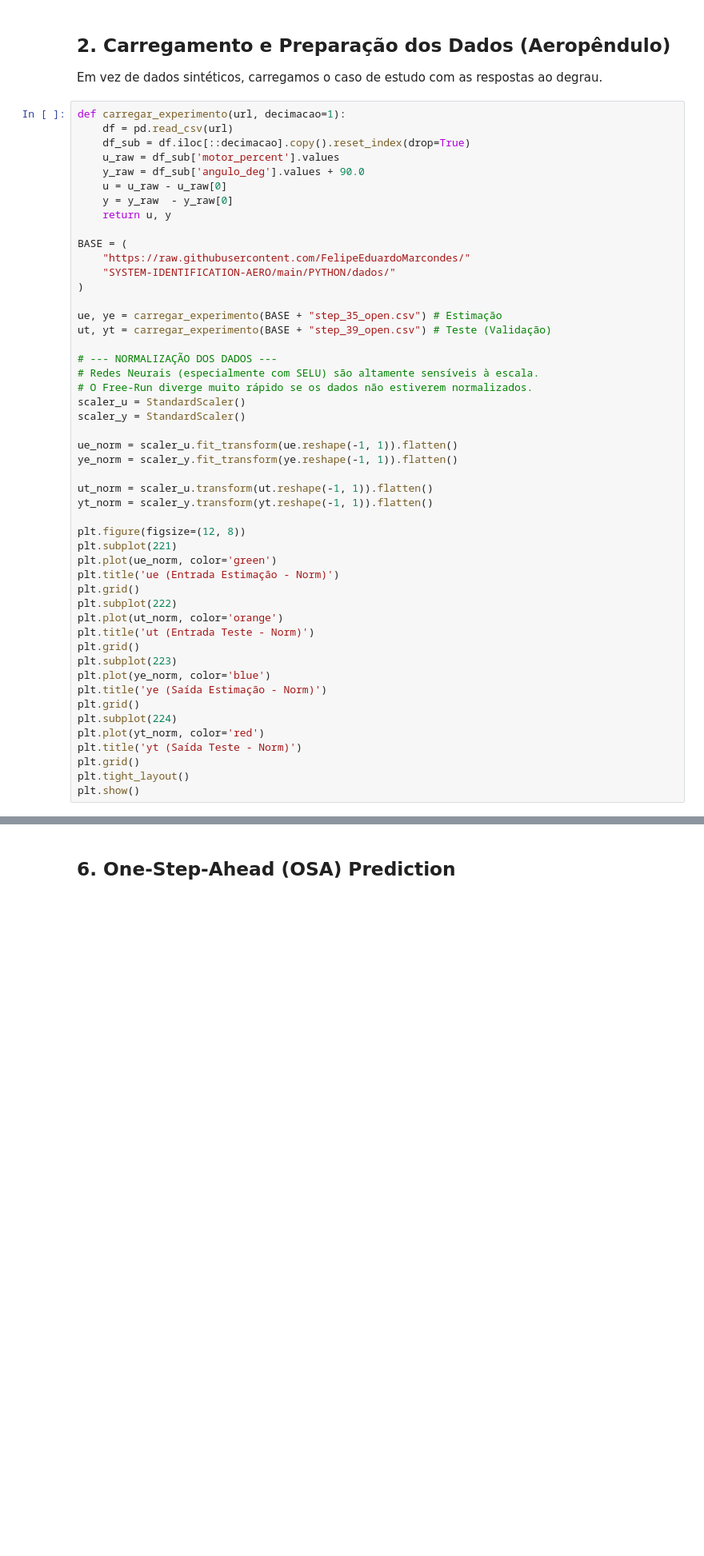
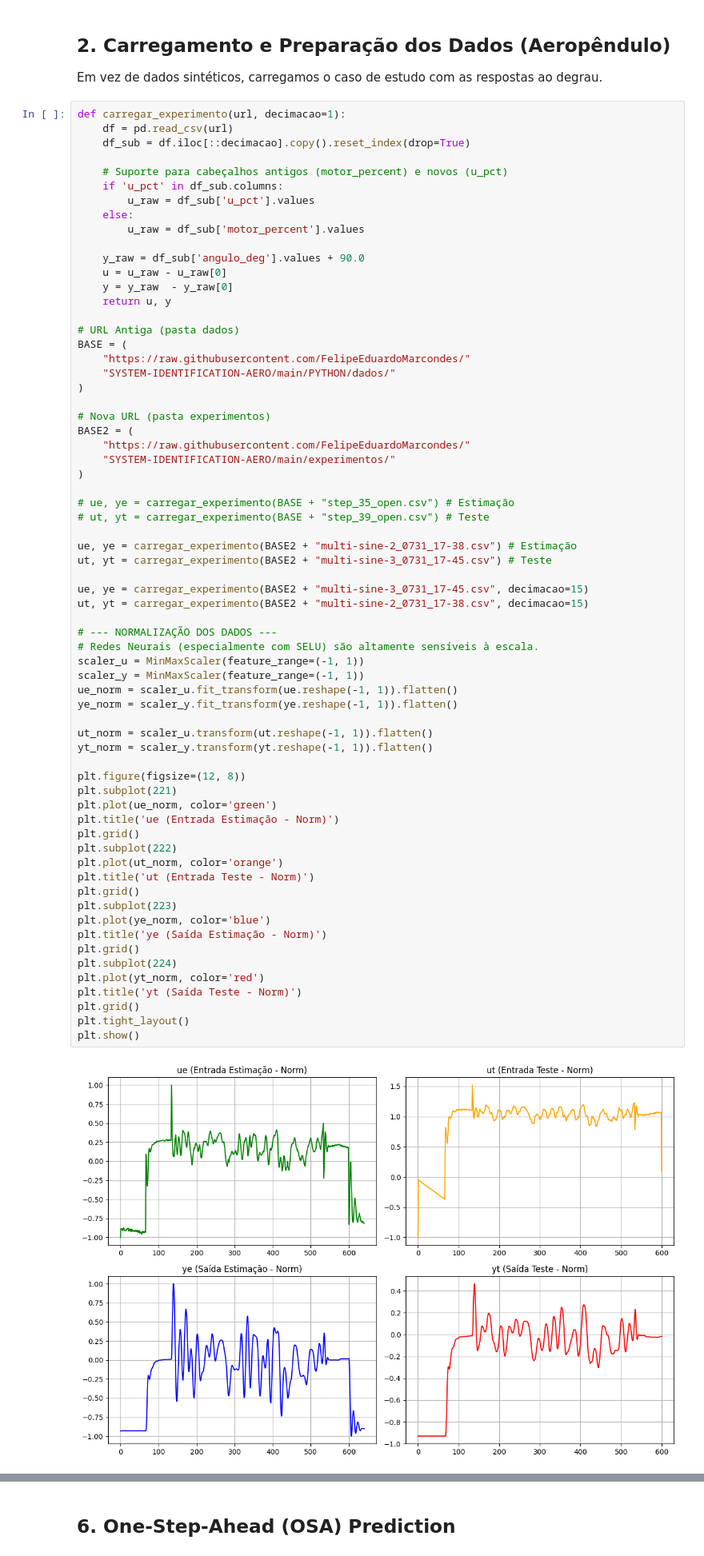
Before and after one commit to FelipeEduardoMarcondes/SYSTEM-IDENTIFICATION-AERO, a Jupyter notebook: identificação-collab/ANN_NARX_AEROPENDULO.ipynb, the cells around one changed output, grey strips where cells are left out. Shown at 80% size. Saved outputs shown, nothing was run; the diff lists cells and outputs as text; blank space fills up the shorter version.

```diff
--- a/identificação-collab/ANN_NARX_AEROPENDULO.ipynb
+++ b/identificação-collab/ANN_NARX_AEROPENDULO.ipynb
@@ -77,51 +78,70 @@ Em vez de dados sintéticos, carregamos o caso de estudo com as respostas ao deg
 def carregar_experimento(url, decimacao=1):
     df = pd.read_csv(url)
     df_sub = df.iloc[::decimacao].copy().reset_index(drop=True)
-    u_raw = df_sub['motor_percent'].values
+
+    # Suporte para cabeçalhos antigos (motor_percent) e novos (u_pct)
+    if 'u_pct' in df_sub.columns:
+        u_raw = df_sub['u_pct'].values
+    else:
+        u_raw = df_sub['motor_percent'].values
+
     y_raw = df_sub['angulo_deg'].values + 90.0
     u = u_raw - u_raw[0]
     y = y_raw  - y_raw[0]
     return u, y
 
+# URL Antiga (pasta dados)
 BASE = (
     "https://raw.githubusercontent.com/FelipeEduardoMarcondes/"
     "SYSTEM-IDENTIFICATION-AERO/main/PYTHON/dados/"
 )
 
-ue, ye = carregar_experimento(BASE + "step_35_open.csv") # Estimação
-ut, yt = carregar_experimento(BASE + "step_39_open.csv") # Teste (Validação)
+# Nova URL (pasta experimentos)
+BASE2 = (
+    "https://raw.githubusercontent.com/FelipeEduardoMarcondes/"
+    "SYSTEM-IDENTIFICATION-AERO/main/experimentos/"
+)
+
+# ue, ye = carregar_experimento(BASE + "step_35_open.csv") # Estimação
+# ut, yt = carregar_experimento(BASE + "step_39_open.csv") # Teste
+
+ue, ye = carregar_experimento(BASE2 + "multi-sine-2_0731_17-38.csv") # Estimação
+ut, yt = carregar_experimento(BASE2 + "multi-sine-3_0731_17-45.csv") # Teste
+
+ue, ye = carregar_experimento(BASE2 + "multi-sine-3_0731_17-45.csv", decimacao=15)
+ut, yt = carregar_experimento(BASE2 + "multi-sine-2_0731_17-38.csv", decimacao=15)
 
 # --- NORMALIZAÇÃO DOS DADOS ---
 # Redes Neurais (especialmente com SELU) são altamente sensíveis à escala.
-# O Free-Run diverge muito rápido se os dados não estiverem normalizados.
-scaler_u = StandardScaler()
-scaler_y = StandardScaler()
-
+scaler_u = MinMaxScaler(feature_range=(-1, 1))
+scaler_y = MinMaxScaler(feature_range=(-1, 1))
 ue_norm = scaler_u.fit_transform(ue.reshape(-1, 1)).flatten()
 ye_norm = scaler_y.fit_transform(ye.reshape(-1, 1)).flatten()
 
 ut_norm = scaler_u.transform(ut.reshape(-1, 1)).flatten()
 yt_norm = scaler_y.transform(yt.reshape(-1, 1)).flatten()
 
 plt.figure(figsize=(12, 8))
 plt.subplot(221)
 plt.plot(ue_norm, color='green')
 plt.title('ue (Entrada Estimação - Norm)')
 plt.grid()
 plt.subplot(222)
 plt.plot(ut_norm, color='orange')
 plt.title('ut (Entrada Teste - Norm)')
 plt.grid()
 plt.subplot(223)
 plt.plot(ye_norm, color='blue')
 plt.title('ye (Saída Estimação - Norm)')
 plt.grid()
 plt.subplot(224)
 plt.plot(yt_norm, color='red')
 plt.title('yt (Saída Teste - Norm)')
 plt.grid()
 plt.tight_layout()
 plt.show()
+# %% [output]
+[figure, added]
 # %% [markdown]
 ## 3. Matrizes de Regressão e Tensores PyTorch
 
```
Also changed, not shown: parts of 7 cells of this notebook, 8 other files.
